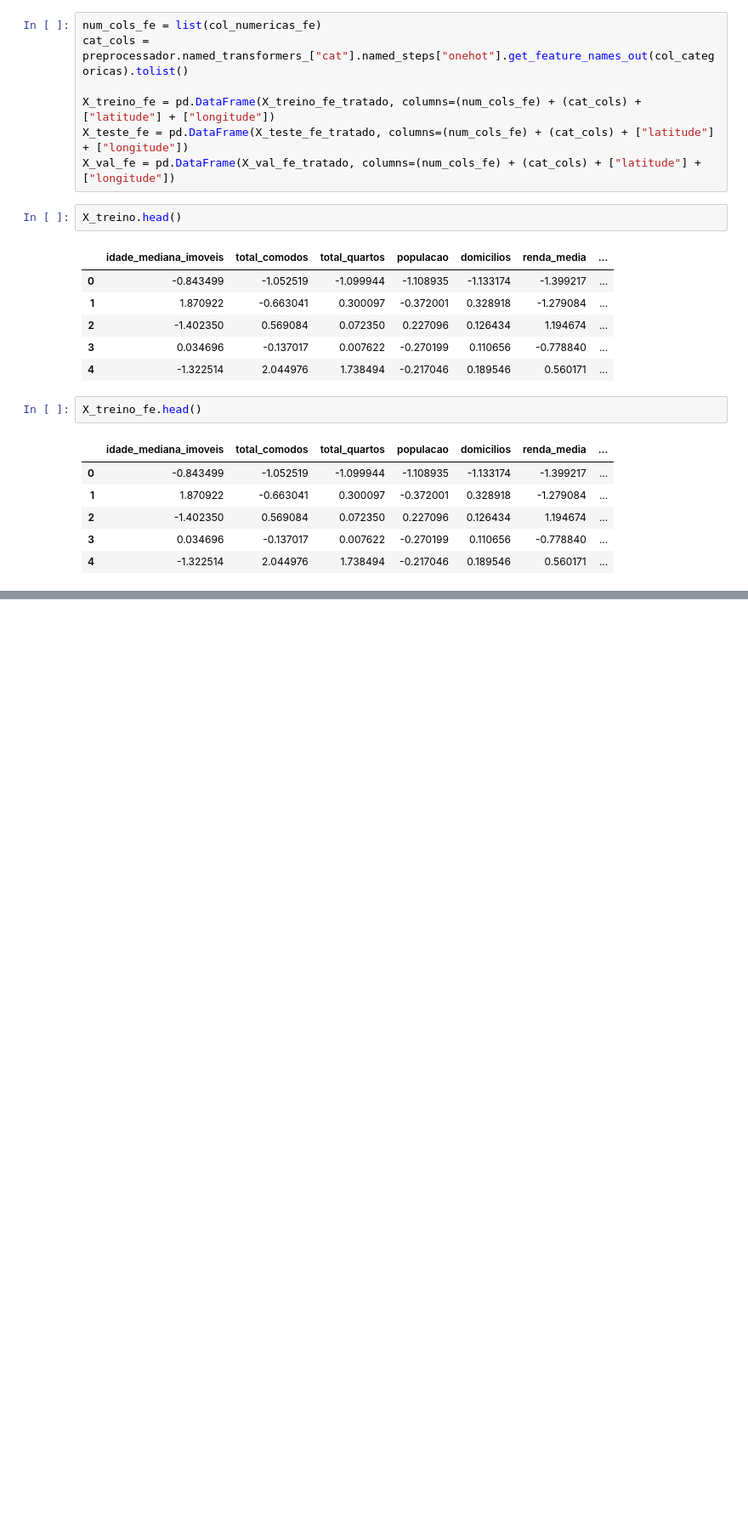
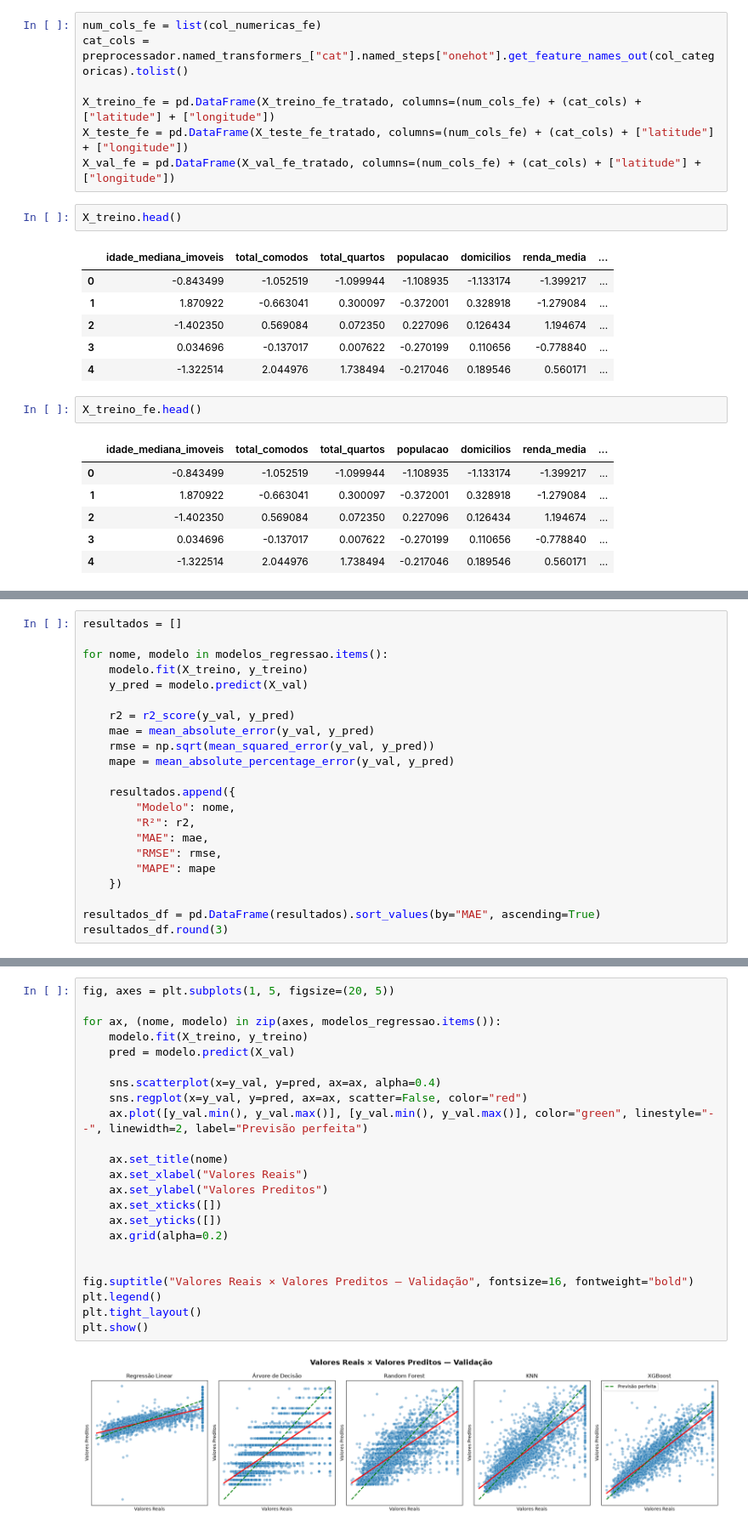
Before and after one commit to RenanTrevelim/california-housing-price-prediction, a Jupyter notebook: notebooks/03_modelos_machine_learning.ipynb, the cells around one changed output, grey strips where cells are left out. Shown at 85% size. Saved outputs shown, nothing was run; the diff lists cells and outputs as text; blank space fills up the shorter version.

Commit message:
testando modelos optuna

```diff
--- a/notebooks/03_modelos_machine_learning.ipynb
+++ b/notebooks/03_modelos_machine_learning.ipynb
@@ -289,0 +326,22 @@ X_treino_fe.head()
+# %%
+resultados = []
+
+for nome, modelo in modelos_regressao.items():
+    modelo.fit(X_treino, y_treino)
+    y_pred = modelo.predict(X_val)
+
+    r2 = r2_score(y_val, y_pred)
+    mae = mean_absolute_error(y_val, y_pred)
+    rmse = np.sqrt(mean_squared_error(y_val, y_pred))
+    mape = mean_absolute_percentage_error(y_val, y_pred)
+
+    resultados.append({
+        "Modelo": nome,
+        "R²": r2,
+        "MAE": mae,
+        "RMSE": rmse,
+        "MAPE": mape
+    })
+
+resultados_df = pd.DataFrame(resultados).sort_values(by="MAE", ascending=True)
+resultados_df.round(3)
@@ -289,0 +355,25 @@ X_treino_fe.head()
+# %%
+fig, axes = plt.subplots(1, 5, figsize=(20, 5))
+
+for ax, (nome, modelo) in zip(axes, modelos_regressao.items()):
+    modelo.fit(X_treino, y_treino)
+    pred = modelo.predict(X_val)
+
+    sns.scatterplot(x=y_val, y=pred, ax=ax, alpha=0.4)
+    sns.regplot(x=y_val, y=pred, ax=ax, scatter=False, color="red")
+    ax.plot([y_val.min(), y_val.max()], [y_val.min(), y_val.max()], color="green", linestyle="--", linewidth=2, label="Previsão perfeita")
+
+    ax.set_title(nome)
+    ax.set_xlabel("Valores Reais")
+    ax.set_ylabel("Valores Preditos")
+    ax.set_xticks([])
+    ax.set_yticks([])
+    ax.grid(alpha=0.2)
+
+
+fig.suptitle("Valores Reais × Valores Preditos — Validação", fontsize=16, fontweight="bold")
+plt.legend()
+plt.tight_layout()
+plt.show()
+# %% [output]
+[figure, added]
```
Also changed, not shown: parts of 54 cells of this notebook, 1 other file.
